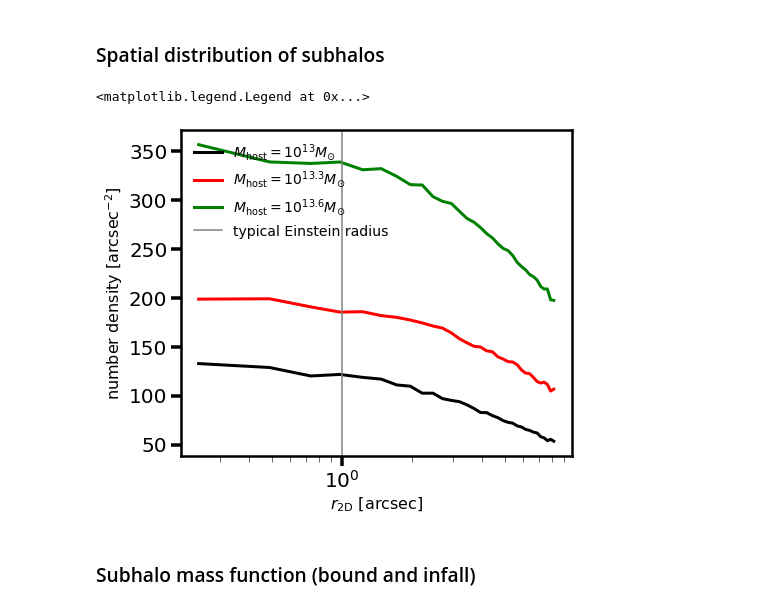
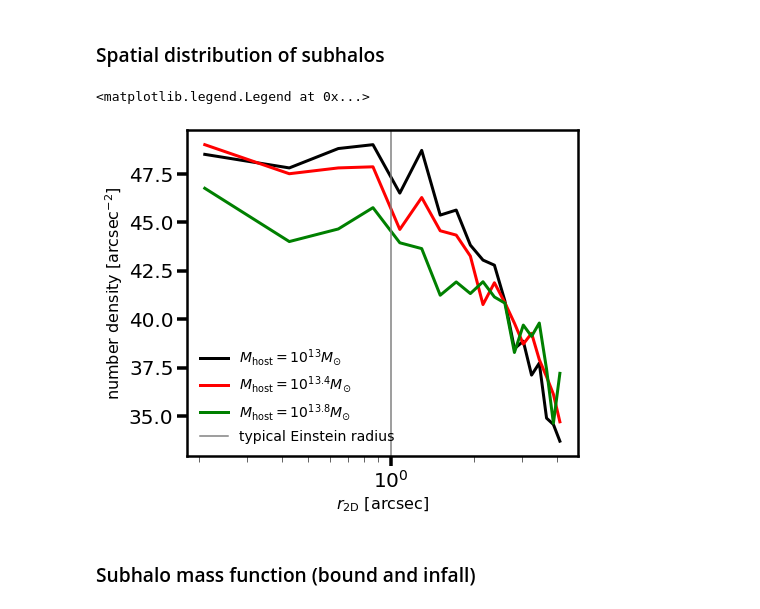
Before and after one commit to dangilman/pyHalo, a Jupyter notebook: example_notebooks/plotting_methods.ipynb, the cells around one changed output. Cells and saved outputs as stored; diff of their text form; code cells hidden in the pictures.

```diff
--- a/example_notebooks/plotting_methods.ipynb
+++ b/example_notebooks/plotting_methods.ipynb
@@ -7,45 +9,46 @@ from matplotlib import colors
 # %% [markdown]
 ### Spatial distribution of subhalos
 # %%
-cone_opening_angle_arcsec = 16
-cdm_spatial_distribution1 = CDM(0.5, 1.5, sigma_sub=0.5, LOS_normalization=0.0,
+cone_opening_angle_arcsec = 8.0
+sigma_sub = 0.4
+cdm_spatial_distribution1 = CDM(0.5, 1.5, sigma_sub=sigma_sub, LOS_normalization=0.0,
                                cone_opening_angle_arcsec=cone_opening_angle_arcsec,
                                log_m_host=13.0)
-cdm_spatial_distribution2 = CDM(0.5, 1.5, sigma_sub=0.5, LOS_normalization=0.0,
+cdm_spatial_distribution2 = CDM(0.5, 1.5, sigma_sub=sigma_sub, LOS_normalization=0.0,
                                cone_opening_angle_arcsec=cone_opening_angle_arcsec,
-                               log_m_host=13.3)
-cdm_spatial_distribution3 = CDM(0.5, 1.5, sigma_sub=0.5, LOS_normalization=0.0,
+                               log_m_host=13.4)
+cdm_spatial_distribution3 = CDM(0.5, 1.5, sigma_sub=sigma_sub, LOS_normalization=0.0,
                                cone_opening_angle_arcsec=cone_opening_angle_arcsec,
-                               log_m_host=13.6)
+                               log_m_host=13.8)
 
 # here you can optionally keep the total number of halos fixed to isolate differences in the spatial distribution
-# cdm_spatial_distribution2.halos = cdm_spatial_distribution2.halos[0:len(cdm_spatial_distribution1.halos)]
-# cdm_spatial_distribution3.halos = cdm_spatial_distribution3.halos[0:len(cdm_spatial_distribution1.halos)]
+cdm_spatial_distribution2.halos = cdm_spatial_distribution2.halos[0:len(cdm_spatial_distribution1.halos)]
+cdm_spatial_distribution3.halos = cdm_spatial_distribution3.halos[0:len(cdm_spatial_distribution1.halos)]
 
 fig = plt.figure(1)
 fig.set_size_inches(7,6)
 ax = plt.subplot(111)
 kwargs_plot={'lw':3, 'label': r'$M_{\rm{host}} = 10^{13} M_{\odot}$'}
 plot_subhalo_spatial_distribution(cdm_spatial_distribution1,
                                   max_range_arcsec=cone_opening_angle_arcsec/2, ax=ax,
-                                  nbins=50, color='k', kwargs_plot=kwargs_plot)
-kwargs_plot={'lw':3, 'label': r'$M_{\rm{host}} = 10^{13.3} M_{\odot}$'}
+                                  nbins=30, color='k', kwargs_plot=kwargs_plot)
+kwargs_plot={'lw':3, 'label': r'$M_{\rm{host}} = 10^{13.4} M_{\odot}$'}
 plot_subhalo_spatial_distribution(cdm_spatial_distribution2,
                                   max_range_arcsec=cone_opening_angle_arcsec/2,
-                                  ax=ax, nbins=50, color='r', kwargs_plot=kwargs_plot)
-kwargs_plot={'lw':3, 'label': r'$M_{\rm{host}} = 10^{13.6} M_{\odot}$'}
+                                  ax=ax, nbins=30, color='r', kwargs_plot=kwargs_plot)
+kwargs_plot={'lw':3, 'label': r'$M_{\rm{host}} = 10^{13.8} M_{\odot}$'}
 plot_subhalo_spatial_distribution(cdm_spatial_distribution3,
                                   max_range_arcsec=cone_opening_angle_arcsec/2,
-                                  ax=ax, nbins=50, color='g', kwargs_plot=kwargs_plot)
+                                  ax=ax, nbins=30, color='g', kwargs_plot=kwargs_plot)
 
 ax.set_xscale('log')
 #ax.set_ylim(50, 150)
 #ax.set_yscale('log')
 plt.axvline(1.0, color='0.5', label='typical Einstein radius')
 plt.legend(fontsize=14, frameon=False)
 # %% [output]
 <matplotlib.legend.Legend at 0x...>
-[figure, old version]
+[figure, new version]
 # %% [markdown]
 ### Subhalo mass function (bound and infall)
 # %%
```
Also changed, not shown: parts of 10 cells of this notebook, 19 other files.
